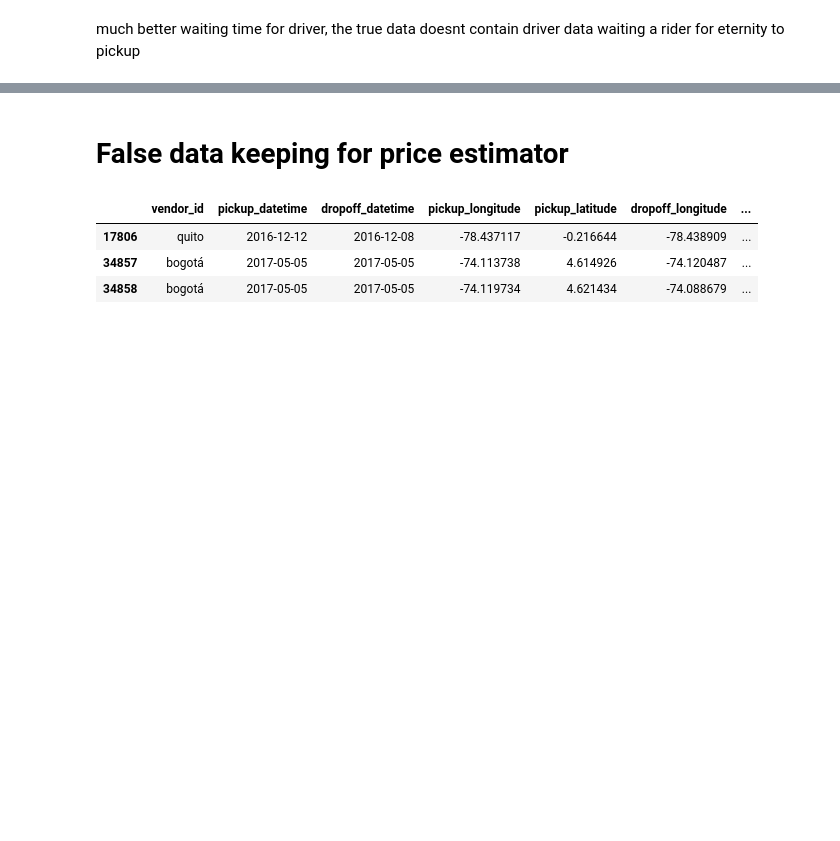
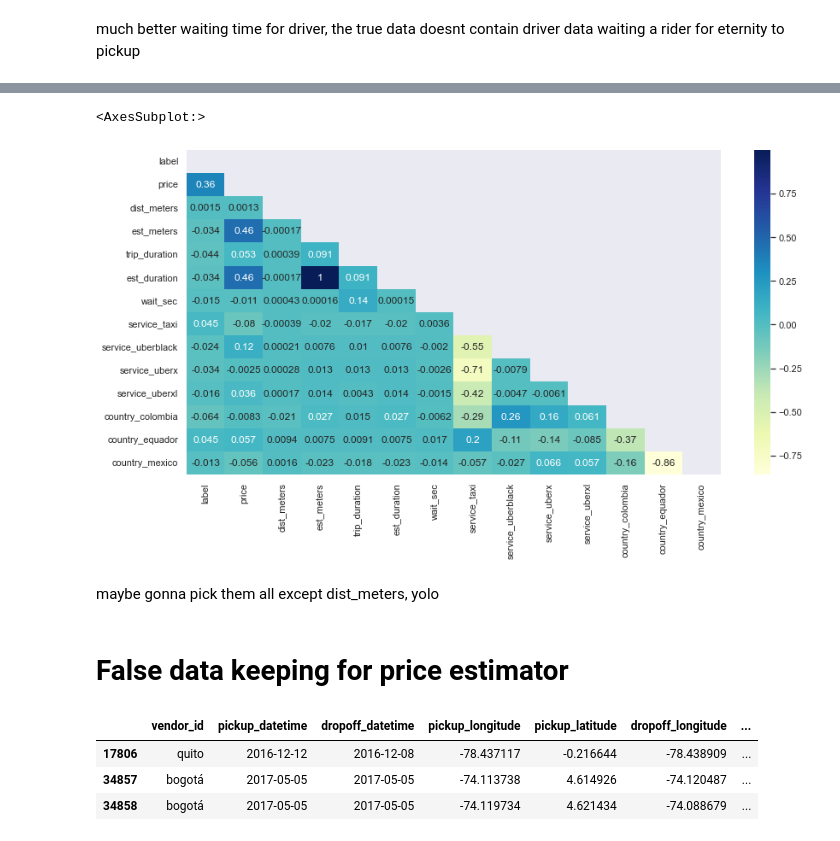
Before and after one commit to enricoroselino/GGU-3-Uber-VTRIP, a Jupyter notebook: EDA.ipynb, the cells around one changed output, grey strips where cells are left out. Drawn from its saved outputs; the diff is of its cells as text; code cells hidden in the pictures; blank space fills up the shorter version.

```diff
--- a/EDA.ipynb
+++ b/EDA.ipynb
@@ -665,0 +663,10 @@ The data is good for enough for T / F classification, lets pick useful feature !
+# %%
+cm_label = df_cp[["label", "price", "service", "country", "dist_meters", "est_meters", "trip_duration", "est_duration", "wait_sec"]]
+cm_label = pd.get_dummies(cm_label)
+plt.figure(figsize=(14,7))
+sns.heatmap(cm_label.corr(), annot=True, cmap="YlGnBu", mask=np.triu(cm_label.corr()))
+# %% [output]
+<AxesSubplot:>
+[figure, added]
+# %% [markdown]
+maybe gonna pick them all except dist_meters, yolo
```
Also changed, not shown: parts of 32 cells of this notebook.
